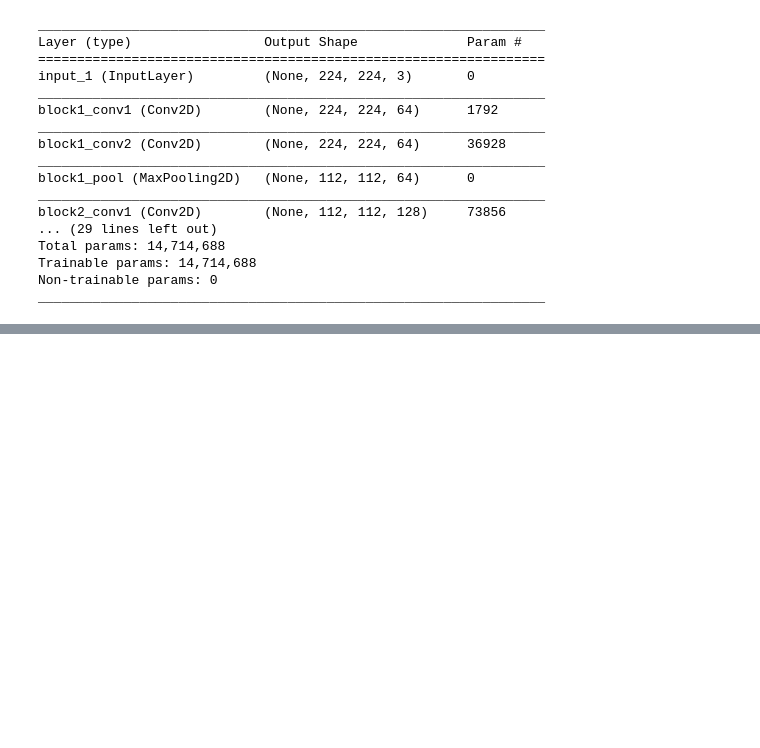
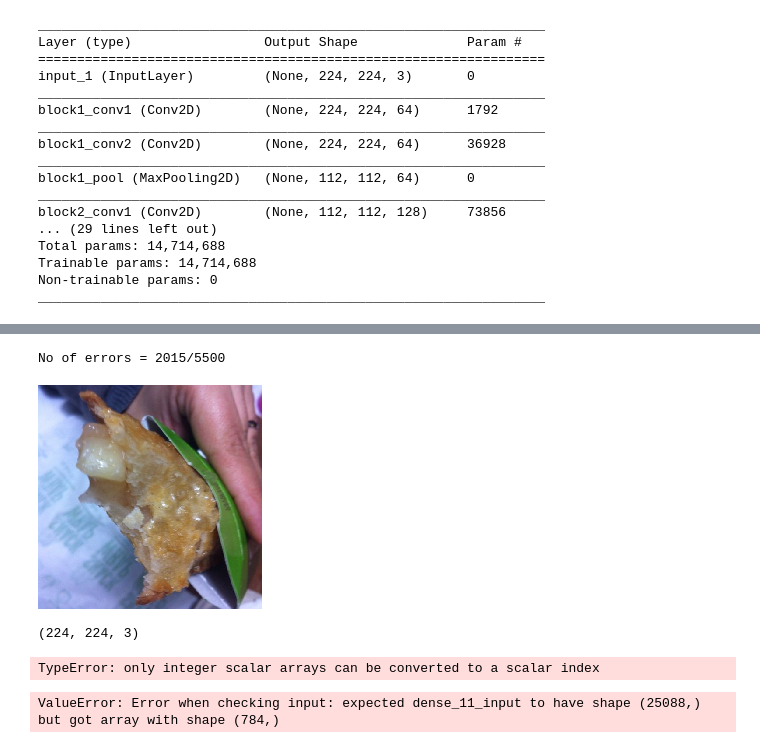
Before and after one commit to madhavi-r/FoodFinder-Project3, a Jupyter notebook: Group Project 3 - Food Stuff.ipynb, the cells around one changed output, grey strips where cells are left out. Drawn from its saved outputs; the diff is of its cells as text; code cells hidden in the pictures; blank space fills up the shorter version.

Commit message:
added module to fit data, added module to read data from validation directory, saved model

```diff
--- a/Group Project 3 - Food Stuff.ipynb
+++ b/Group Project 3 - Food Stuff.ipynb
@@ -177,0 +267,17 @@ history = model.fit(train_features,
+# %%
+fnames = validation_generator.filenames
+
+ground_truth = validation_generator.classes
+
+label2index = validation_generator.class_indices
+
+# Getting the mapping from class index to class label
+idx2label = dict((v,k) for k,v in label2index.items())
+
+predictions = model.predict_classes(validation_features)
+prob = model.predict(validation_features)
+
+errors = np.where(predictions != ground_truth)[0]
+print("No of errors = {}/{}".format(len(errors),nVal))
+# %% [output]
+No of errors = 2015/5500
@@ -177,0 +288,26 @@ history = model.fit(train_features,
+# %%
+from keras.preprocessing import image
+image_size = (224, 224)
+im = image.load_img(validationD[0], target_size=image_size)
+im
+# %% [output]
+[figure, added]
+# %%
+from keras.preprocessing.image import img_to_array
+image = img_to_array(im)
+image.shape
+# %% [output]
+(224, 224, 3)
+# %%
+# Scale the image pixels by 255 (or use a scaler from sklearn here)
+image /= 255
+
+# Flatten into a 1x28*28 array
+img = np.zeros(shape=(img, 7, 7, 512))
+img.shape
+# %% [output]
+TypeError: only integer scalar arrays can be converted to a scalar index
+# %%
+model.predict_classes(img)
+# %% [output]
+ValueError: Error when checking input: expected dense_11_input to have shape (25088,) but got array with shape (784,)
```
Also changed, not shown: parts of 13 cells of this notebook.
